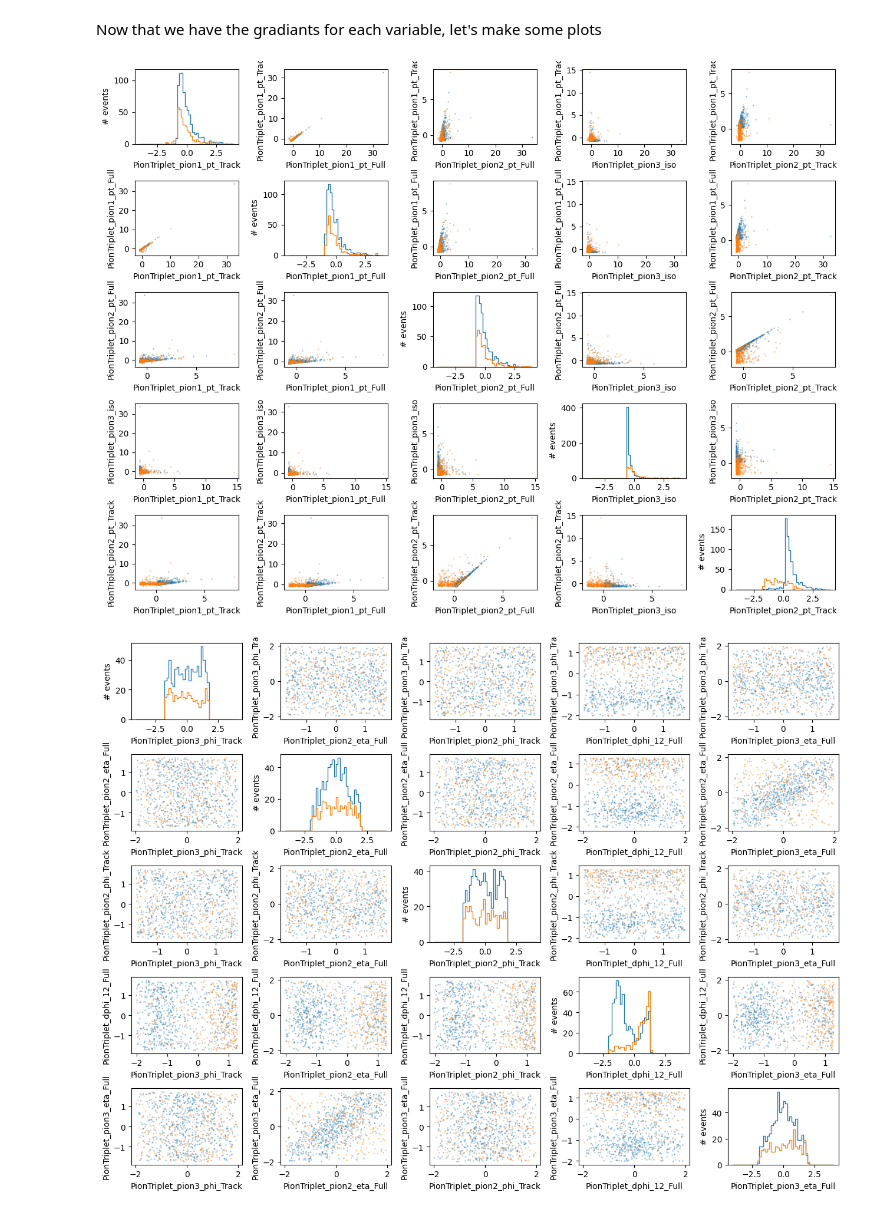
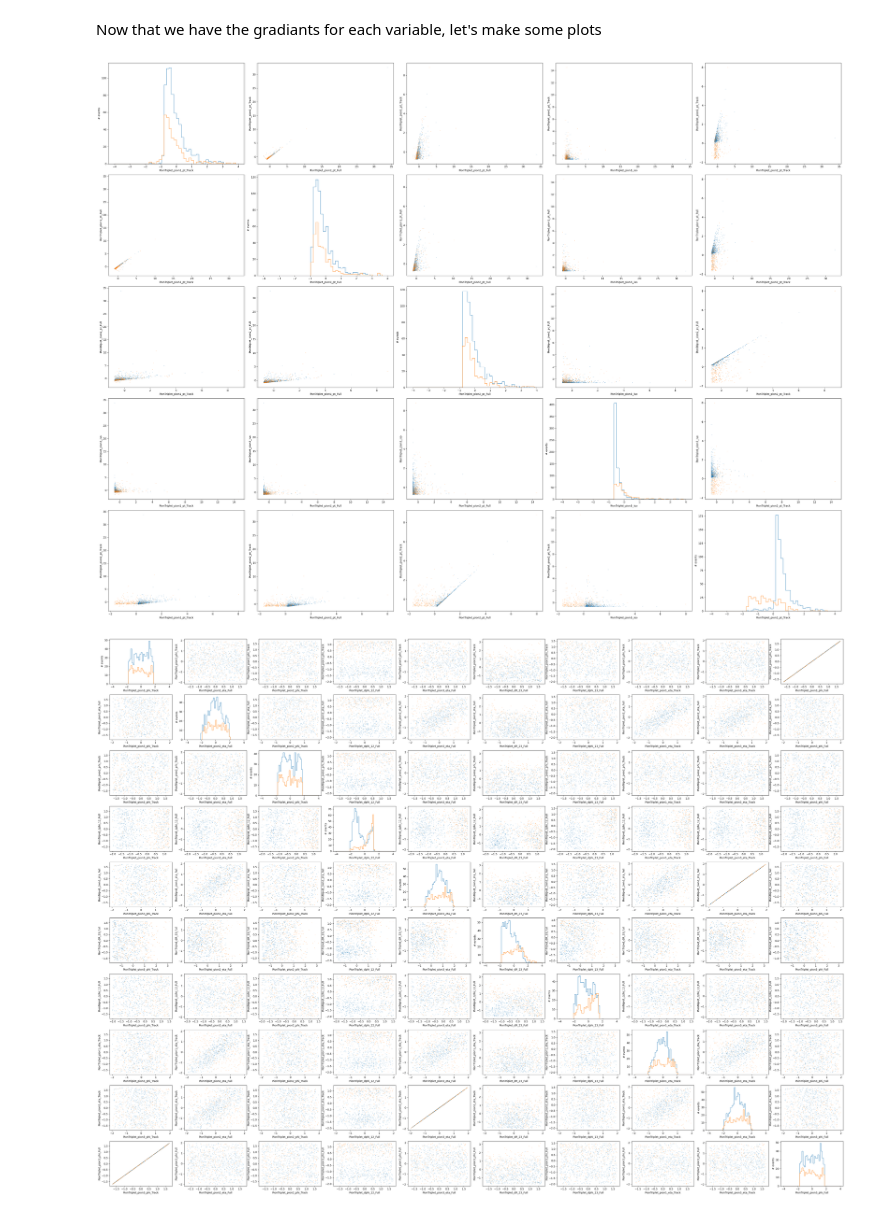
Before and after one commit to jamesnatoli/ABCD_Exercise_HTT, a Jupyter notebook: GradientAnalysis.ipynb, the cells around one changed output. Saved outputs shown, nothing was run; the diff lists cells and outputs as text; code cells hidden in the pictures.

```diff
--- a/GradientAnalysis.ipynb
+++ b/GradientAnalysis.ipynb
@@ -277,8 +296,7 @@ PionTriplet_pion3_phi_Full         : 0.006636125099344816
 Now that we have the gradiants for each variable, let's make some plots
 # %%
 def createVarMatrix( nvar, indices):
-  nvar = 5
-  f, axarr = plt.subplots(nvar, nvar, figsize=[12.8, 9.6])
+  f, axarr = plt.subplots(nvar, nvar, figsize=[40, 30])
   nbins = 50
   for i in range(nvar):
     for j in range(nvar):
@@ -300,7 +318,7 @@ def createVarMatrix( nvar, indices):
 # %%
 createVarMatrix(5, corrIndices[-5:])
 print('\n\n')
-createVarMatrix(5, corrIndices)
+createVarMatrix(10, corrIndices)
 # %% [output]
-[figure, old version]
+[figure, new version]
-[figure, old version]
+[figure, new version]
```
Also changed, not shown: parts of 5 cells of this notebook.
